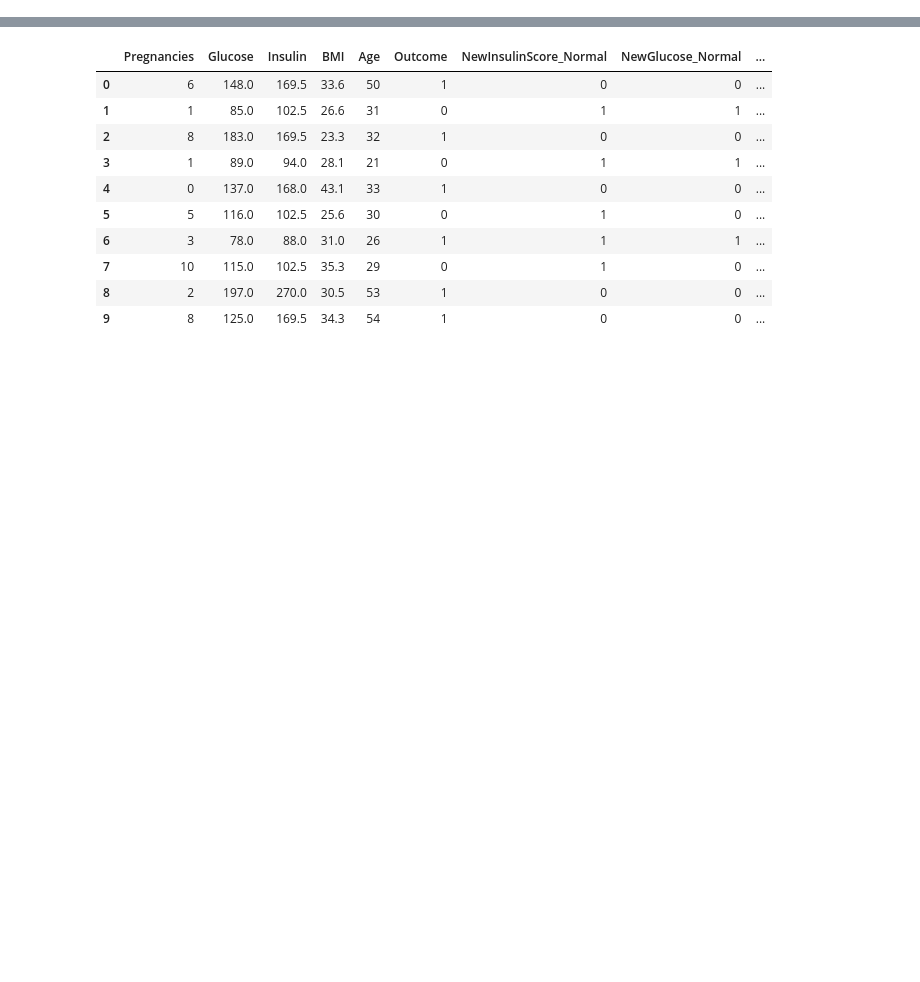
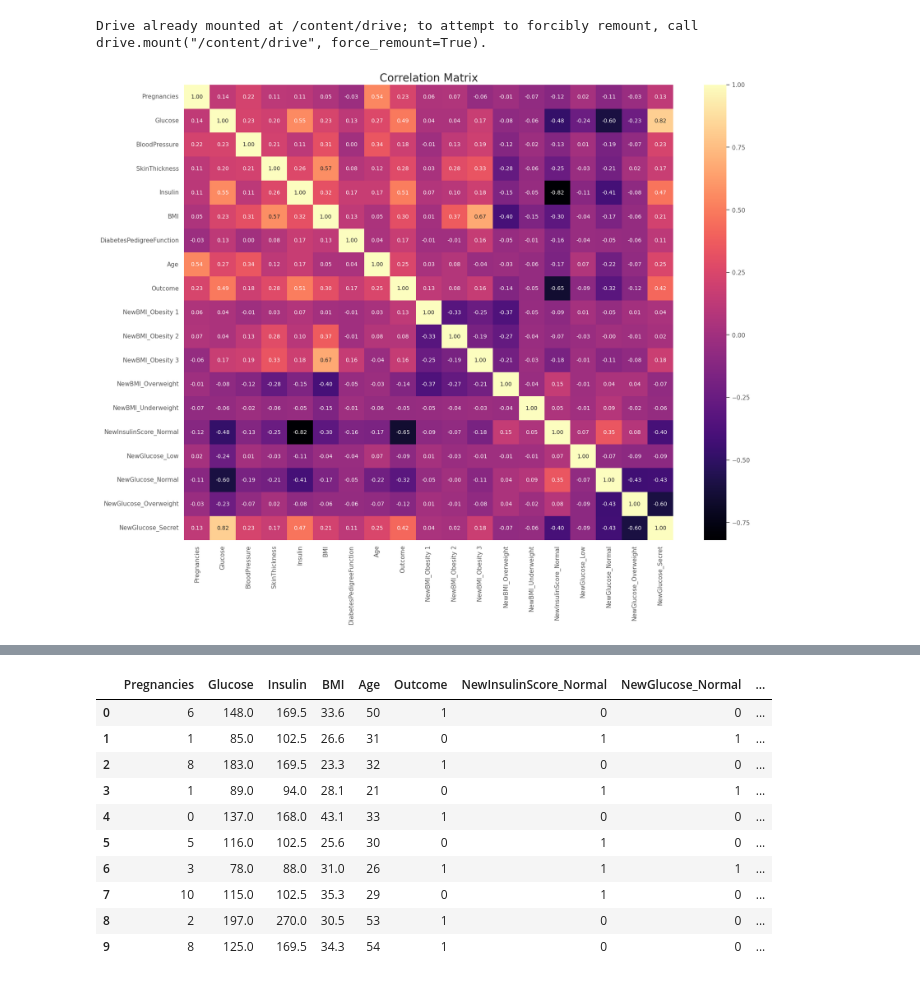
Before and after one commit to Mezutls/Disease-Prediction, a Jupyter notebook: model.ipynb, the cells around one changed output, grey strips where cells are left out. Saved outputs shown, nothing was run; the diff lists cells and outputs as text; code cells hidden in the pictures; blank space fills up the shorter version.

```diff
--- a/model.ipynb
+++ b/model.ipynb
@@ -1,3 +1,8 @@
+# %%
+from google.colab import drive
+drive.mount('/content/drive')
+# %% [output]
+Drive already mounted at /content/drive; to attempt to forcibly remount, call drive.mount("/content/drive", force_remount=True).
 # %%
 # Importing the packages
 import numpy as np
@@ -17,7 +22,16 @@ sns.set()
 plt.style.use('ggplot')
 %matplotlib inline
 # %%
-df_d=pd.read_csv('/content/diabetescleaned.csv')
-df_h=pd.read_csv('/content/heartcleaned.csv')
-df_k=pd.read_csv('/content/kidneycleaned.csv')
-df_l=pd.read_csv('/content/livercleaned.csv')
+df_d=pd.read_csv('/content/drive/MyDrive/Disease Prediction 2/Cleaned Datasets/diabetescleaned.csv')
+df_h=pd.read_csv('/content/drive/MyDrive/Disease Prediction 2/Cleaned Datasets/heartcleaned.csv')
+df_k=pd.read_csv('/content/drive/MyDrive/Disease Prediction 2/Cleaned Datasets/kidneycleaned.csv')
+df_l=pd.read_csv('/content/drive/MyDrive/Disease Prediction 2/Cleaned Datasets/livercleaned.csv')
+# %%
+# Correlation matrix of the data set
+f, ax = plt.subplots(figsize= [20,15])
+sns.heatmap(df_d.corr(), annot=True, fmt=".2f", ax=ax, cmap ='magma' )
+ax.set_title("Correlation Matrix", fontsize=20)
+#plt.savefig("corr.png", dpi=400)
+plt.show()
+# %% [output]
+[figure, added]
```
Also changed, not shown: parts of 7 cells of this notebook, 1 other file.
